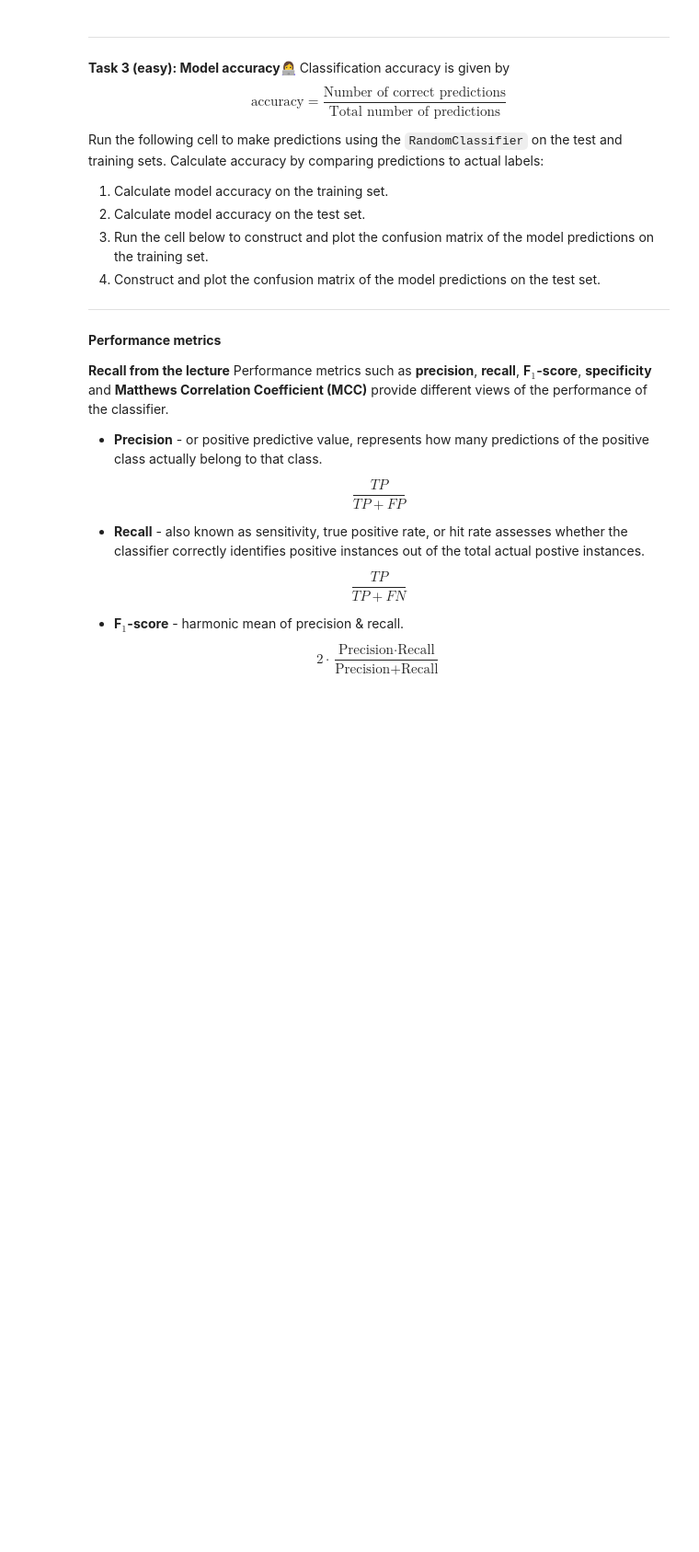
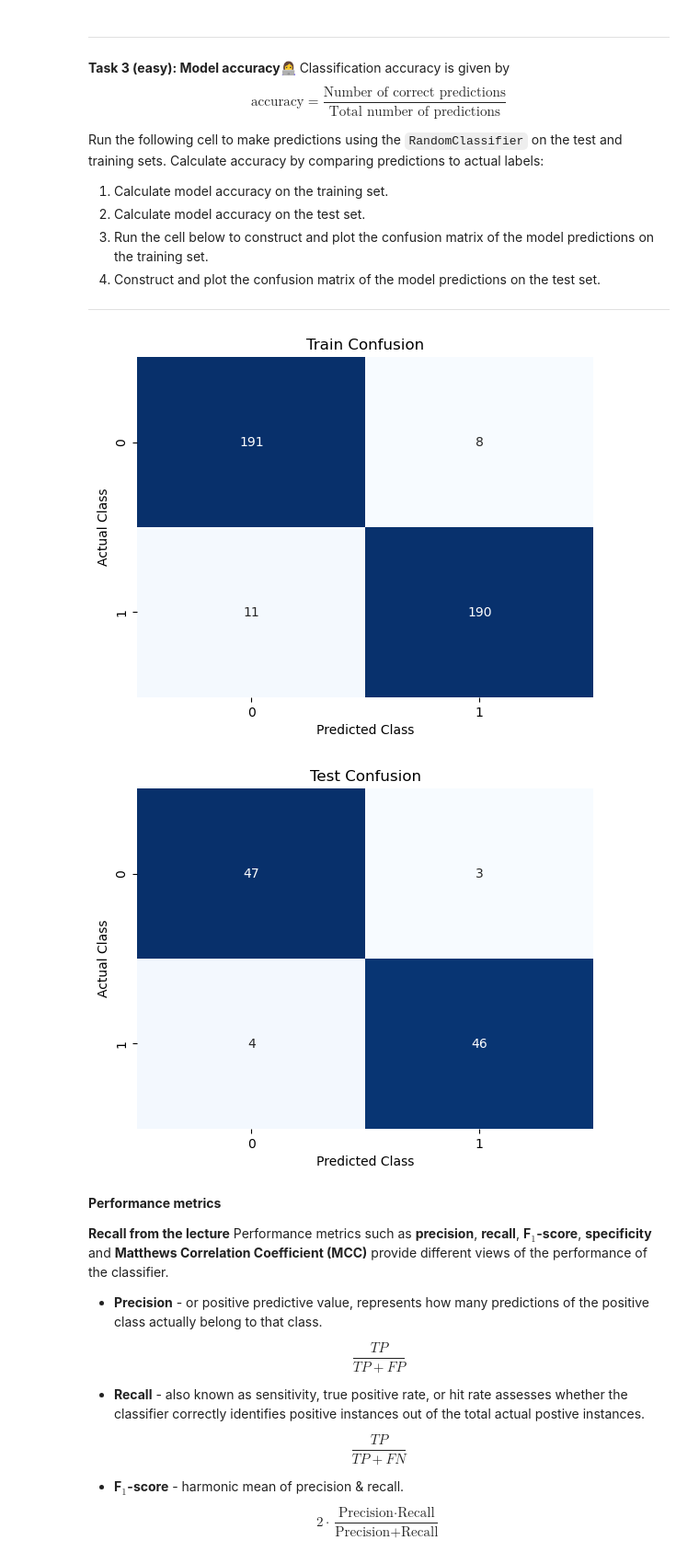
Before and after one commit to AlbertRossJoh/MLintro, a Jupyter notebook: W11/01-metrics.ipynb, the cells around one changed output. Shown: that part at 92% size. Cells and saved outputs as stored; diff of their text form; code cells hidden in the pictures; blank space fills up the shorter version.

```diff
--- a/W11/01-metrics.ipynb
+++ b/W11/01-metrics.ipynb
@@ -115,21 +118,32 @@ Run the following cell to make predictions using the `RandomClassifier`
 # %%
 Y_preds = classifier1.predict(X_test)
 Y_preds2 = classifier1.predict(X_train)
+
+def show_conf_mat(y_train, y_preds):
+    conf_mat_train = confusion_matrix(y_train, y_preds)
+    sns.heatmap(conf_mat_train, annot=True, fmt="d", cmap="Blues", cbar=False)
+    plt.xlabel('Predicted Class')
+    plt.ylabel('Actual Class')
+    plt.title('Train Confusion')
+    plt.show()
 
 # Calculate accuracy here ...
 conf_mat_train = confusion_matrix(Y_train, Y_preds2)
 sns.heatmap(conf_mat_train, annot=True, fmt="d", cmap="Blues", cbar=False)
 plt.xlabel('Predicted Class')
 plt.ylabel('Actual Class')
 plt.title('Train Confusion')
 plt.show()
 
 conf_mat_test = confusion_matrix(Y_test, Y_preds)
 sns.heatmap(conf_mat_test, annot=True, fmt="d", cmap="Blues", cbar=False)
 plt.xlabel('Predicted Class')
 plt.ylabel('Actual Class')
 plt.title('Test Confusion')
 plt.show()
+# %% [output]
+[figure, added]
+[figure, added]
 # %% [markdown]
 **Performance metrics**
 
```
Also changed, not shown: parts of 14 cells of this notebook, 9 other files.
